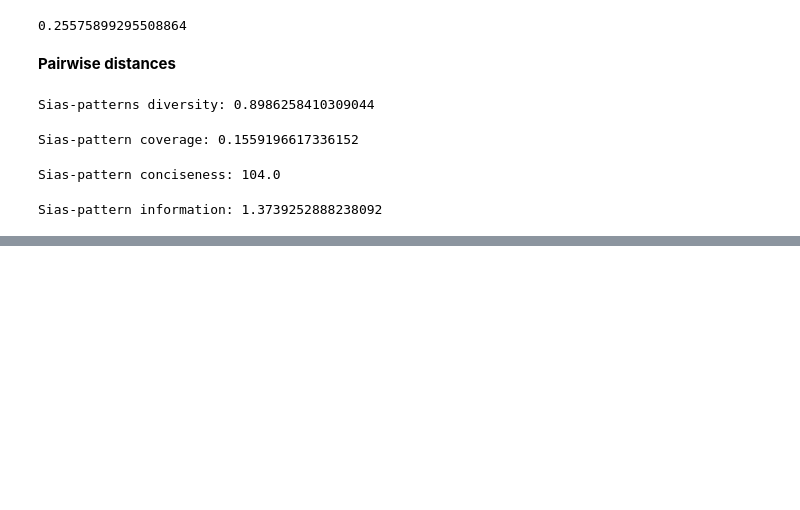
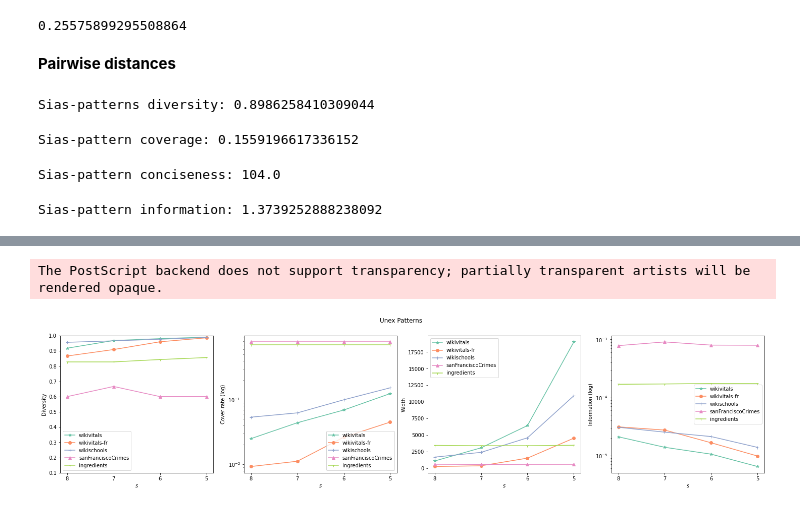
Before and after one commit to Co-MEG/CoMEG, a Jupyter notebook: notebooks/pattern_explo.ipynb, the cells around one changed output, grey strips where cells are left out. Cells and saved outputs as stored; diff of their text form; code cells hidden in the pictures; blank space fills up the shorter version.

```diff
--- a/notebooks/pattern_explo.ipynb
+++ b/notebooks/pattern_explo.ipynb
@@ -626,0 +1239,60 @@ print(len(np.unique(labels_pred)))
+# %%
+# Load data
+inpath = '/Users/simondelarue/Documents/PhD/Research/Co-Meg/CoMEG/output/result/with_prob/new'
+
+titles = ['Diversity', 'Cover-rate', 'Width', 'Information', 'Information modif']
+datasets = ['wikivitals', 'wikivitals-fr', 'wikischools', 'sanFranciscoCrimes', 'ingredients']
+markers = ['*', 'o', '+', '^', '1']
+
+ss = [8, 7, 6, 5]
+
+diversities, cover_rates, concisenesses, all_inf = defaultdict(list), defaultdict(list), defaultdict(list), defaultdict(list)
+
+fig, ax = plt.subplots(1, 4, figsize=(25, 5))
+
+plt.suptitle('Unex Patterns')
+for i, d in enumerate(datasets):
+    if d=='sanFranciscoCrimes':
+        gamma = 0.2
+    elif d=='ingredients':
+        gamma = 0.05
+    else:
+        gamma = 0.8
+
+    if d=='ingredients':
+        b = 1
+    else:
+        b = 4
+
+    for s in ss:
+        with open(f'{inpath}/information_details_{d}_{b}_{s}_summaries_{gamma}_new_conc.txt', 'r') as data:
+            info_summaries = data.readlines()
+        vals = list(map(float, info_summaries[0].split(', ')))
+        diversities[d].append(vals[0])
+        cover_rates[d].append(vals[1])
+        concisenesses[d].append(vals[2])
+        all_inf[d].append(vals[3])
+
+    ax[0].plot(np.arange(0, 4), diversities[d], label=d, marker=markers[i], color=plt.cm.Set2(i))
+    ax[1].plot(np.arange(0, 4), cover_rates[d], label=d, marker=markers[i], color=plt.cm.Set2(i))
+    ax[2].plot(np.arange(0, 4), concisenesses[d], label=d, marker=markers[i], color=plt.cm.Set2(i))
+    ax[3].plot(np.arange(0, 4), all_inf[d], label=d, marker=markers[i], color=plt.cm.Set2(i))
+
+for i in range(4):
+    ax[i].set_xticks(np.arange(0, 4), ss)
+    ax[i].legend()
+    #ax[i].set_title(titles[i])
+
+    ax[i].set_xlabel(r'$s$')
+    if i==3 or i==1:
+        ax[i].set_yscale('log')
+        ax[i].set_ylabel(titles[i] + ' (log)')
+    else:
+        ax[i].set_ylabel(titles[i])
+    if i==0:
+        ax[i].set_ylim(0.1, 1)
+
+plt.savefig(f'../output/img/information_unexpatterns_all_datasets.eps', dpi=800, bbox_inches='tight')
+# %% [output]
+The PostScript backend does not support transparency; partially transparent artists will be rendered opaque.
+[figure, added]
```
Also changed, not shown: parts of 81 cells of this notebook, 1 other file.
